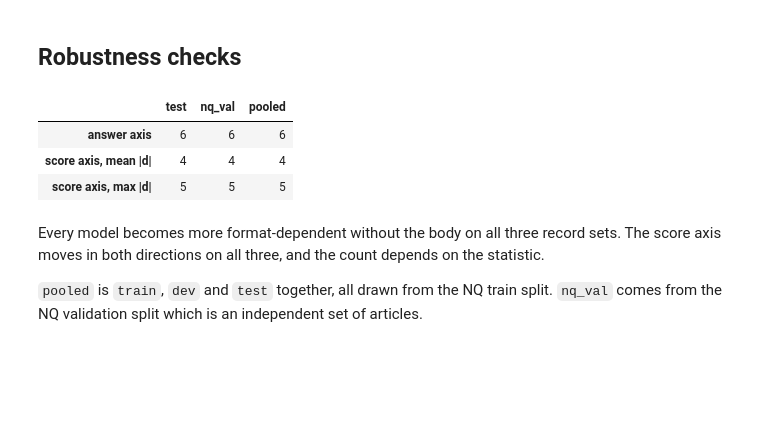
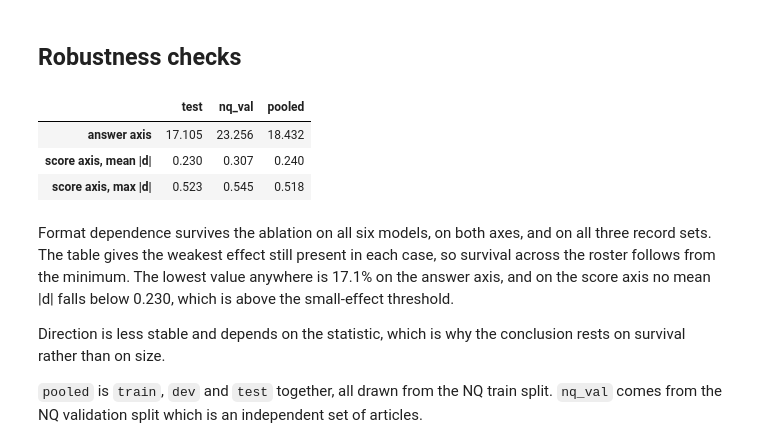
Before and after one commit to foad/format-sensitivity-reranking, a Jupyter notebook: notebooks/h1/h1_ablation_metadata_only.ipynb, the cells around one changed output. Saved outputs shown, nothing was run; the diff lists cells and outputs as text; code cells hidden in the pictures; blank space fills up the shorter version.

Commit message:
adjust metadata ablation wording to focus on format sensitivity persisting rather than increasing

```diff
--- a/notebooks/h1/h1_ablation_metadata_only.ipynb
+++ b/notebooks/h1/h1_ablation_metadata_only.ipynb
@@ -233,49 +240,37 @@ pd.concat(
 # %% [markdown]
 ## Robustness checks
 # %%
-rises = pd.DataFrame(
+weakest = pd.DataFrame(
     {
         LABEL[s]: {
-            "answer axis": int(
-                (
-                    answer_table(load_axis(DATA_ROOT, s, "within", MODE))[
-                        "inconsistency_pct"
-                    ]
-                    > answer_table(load_axis(DATA_ROOT, s, "within", PRIMARY))[
-                        "inconsistency_pct"
-                    ]
-                ).sum()
-            ),
-            "score axis, mean |d|": int(
-                (
-                    score_table(load_axis(DATA_ROOT, s, "cross", MODE))["mean_abs_d"]
-                    > score_table(load_axis(DATA_ROOT, s, "cross", PRIMARY))[
-                        "mean_abs_d"
-                    ]
-                ).sum()
-            ),
-            "score axis, max |d|": int(
-                (
-                    score_table(load_axis(DATA_ROOT, s, "cross", MODE))["max_abs_d"]
-                    > score_table(load_axis(DATA_ROOT, s, "cross", PRIMARY))[
-                        "max_abs_d"
-                    ]
-                ).sum()
-            ),
+            "answer axis": answer_table(load_axis(DATA_ROOT, s, "within", MODE))[
+                "inconsistency_pct"
+            ].min(),
+            "score axis, mean |d|": score_table(load_axis(DATA_ROOT, s, "cross", MODE))[
+                "mean_abs_d"
+            ].min(),
+            "score axis, max |d|": score_table(load_axis(DATA_ROOT, s, "cross", MODE))[
+                "max_abs_d"
+            ].min(),
         }
         for s in RECORD_SETS
     }
 )
-rises
+weakest.round(3)
 # %% [output]
 |  | test | nq_val | pooled |
-| answer axis | 6 | 6 | 6 |
-| score axis, mean |d| | 4 | 4 | 4 |
-| score axis, max |d| | 5 | 5 | 5 |
+| answer axis | 17.105 | 23.256 | 18.432 |
+| score axis, mean |d| | 0.230 | 0.307 | 0.240 |
+| score axis, max |d| | 0.523 | 0.545 | 0.518 |
 # %% [markdown]
-Every model becomes more format-dependent without the body on all three
-record sets. The score axis moves in both directions on all three, and the
-count depends on the statistic.
+Format dependence survives the ablation on all six models, on both axes, and on
+all three record sets. The table gives the weakest effect still present in each
+case, so survival across the roster follows from the minimum. The lowest value
+anywhere is 17.1% on the answer axis, and on the score axis no mean |d| falls
+below 0.230, which is above the small-effect threshold.
+
+Direction is less stable and depends on the statistic, which is why the
+conclusion rests on survival rather than on size.
 
 `pooled` is `train`, `dev` and `test` together, all drawn from the NQ train
 split. `nq_val` comes from the NQ validation split which is an independent set of
```
Also changed, not shown: parts of 2 cells of this notebook, 2 other files.
